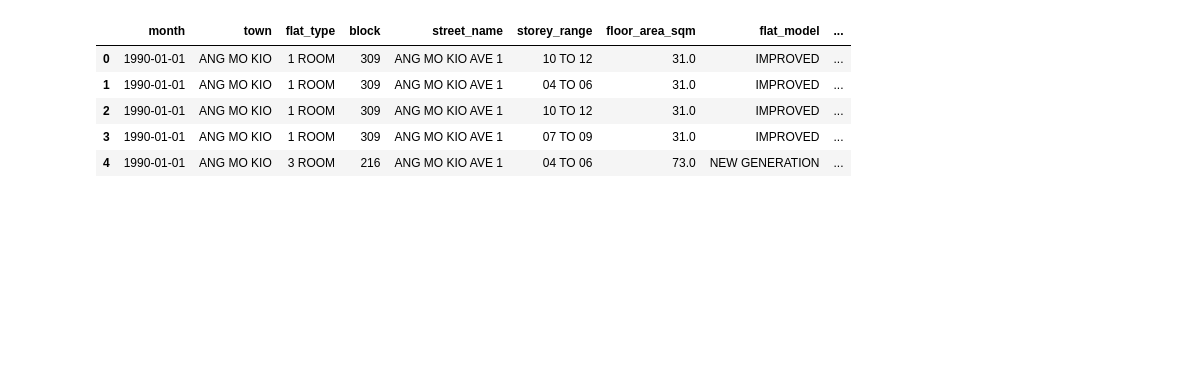
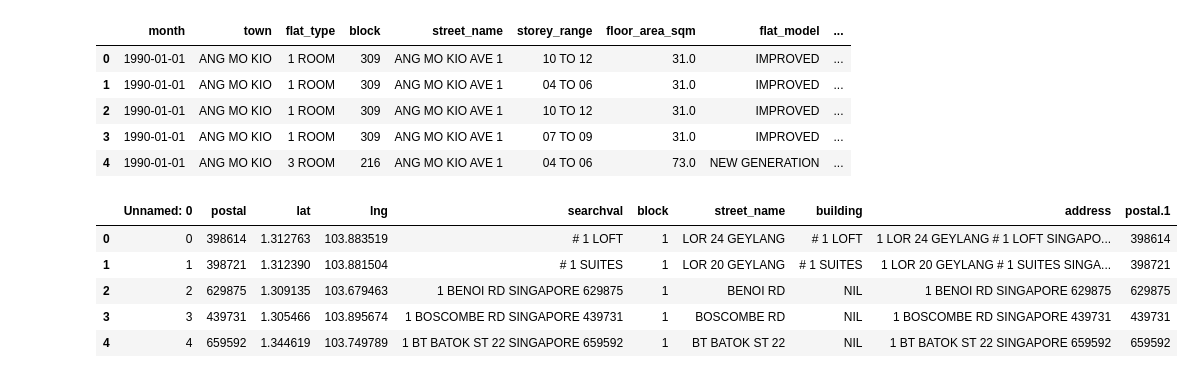
Before and after one commit to zacherylzy/IT5006-Milestone1, a Jupyter notebook: IT5006 Project/clean_resale.ipynb, the cells around one changed output. Drawn from its saved outputs; the diff is of its cells as text; code cells hidden in the pictures; blank space fills up the shorter version.

```diff
--- a/IT5006 Project/clean_resale.ipynb
+++ b/IT5006 Project/clean_resale.ipynb
@@ -161,3 +179,14 @@ df.head()
 | 2 | 1990-01-01 | ANG MO KIO | 1 ROOM | 309 | ANG MO KIO AVE 1 | 10 TO 12 | 31.0 | IMPROVED | ... |
 | 3 | 1990-01-01 | ANG MO KIO | 1 ROOM | 309 | ANG MO KIO AVE 1 | 07 TO 09 | 31.0 | IMPROVED | ... |
 | 4 | 1990-01-01 | ANG MO KIO | 3 ROOM | 216 | ANG MO KIO AVE 1 | 04 TO 06 | 73.0 | NEW GENERATION | ... |
+# %%
+# load data
+hdb_locations = pd.read_csv("./Original_data/sg_zipcode_mapper_utf.csv")
+hdb_locations.head()
+# %% [output]
+|  | Unnamed: 0 | postal | lat | lng | searchval | block | street_name | building | address | postal.1 |
+| 0 | 0 | 398614 | 1.312763 | 103.883519 | # 1 LOFT | 1 | LOR 24 GEYLANG | # 1 LOFT | 1 LOR 24 GEYLANG # 1 LOFT SINGAPO... | 398614 |
+| 1 | 1 | 398721 | 1.312390 | 103.881504 | # 1 SUITES | 1 | LOR 20 GEYLANG | # 1 SUITES | 1 LOR 20 GEYLANG # 1 SUITES SINGA... | 398721 |
+| 2 | 2 | 629875 | 1.309135 | 103.679463 | 1 BENOI RD SINGAPORE 629875 | 1 | BENOI RD | NIL | 1 BENOI RD SINGAPORE 629875 | 629875 |
+| 3 | 3 | 439731 | 1.305466 | 103.895674 | 1 BOSCOMBE RD SINGAPORE 439731 | 1 | BOSCOMBE RD | NIL | 1 BOSCOMBE RD SINGAPORE 439731 | 439731 |
+| 4 | 4 | 659592 | 1.344619 | 103.749789 | 1 BT BATOK ST 22 SINGAPORE 659592 | 1 | BT BATOK ST 22 | NIL | 1 BT BATOK ST 22 SINGAPORE 659592 | 659592 |
```
Also changed, not shown: parts of 9 cells of this notebook, 7 other files.
